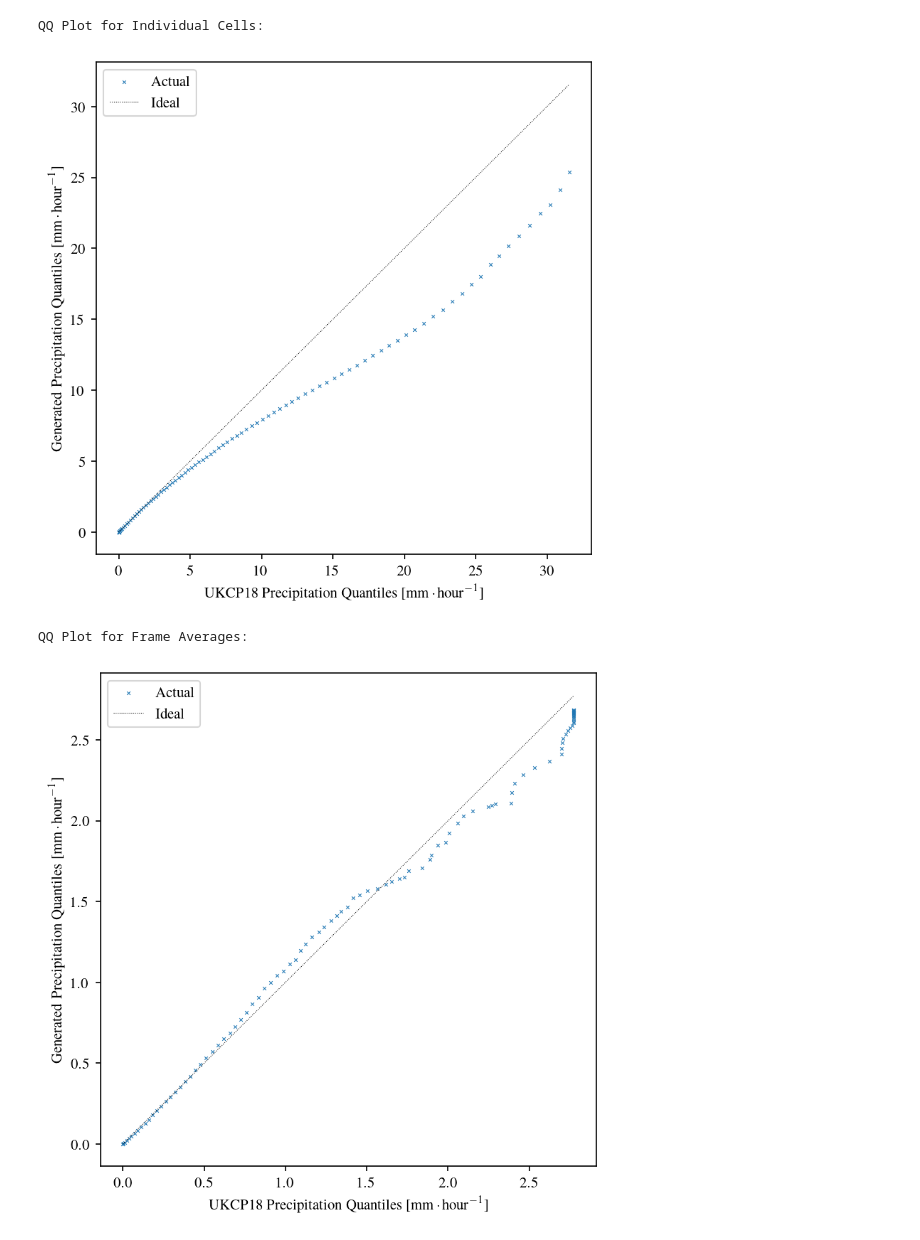
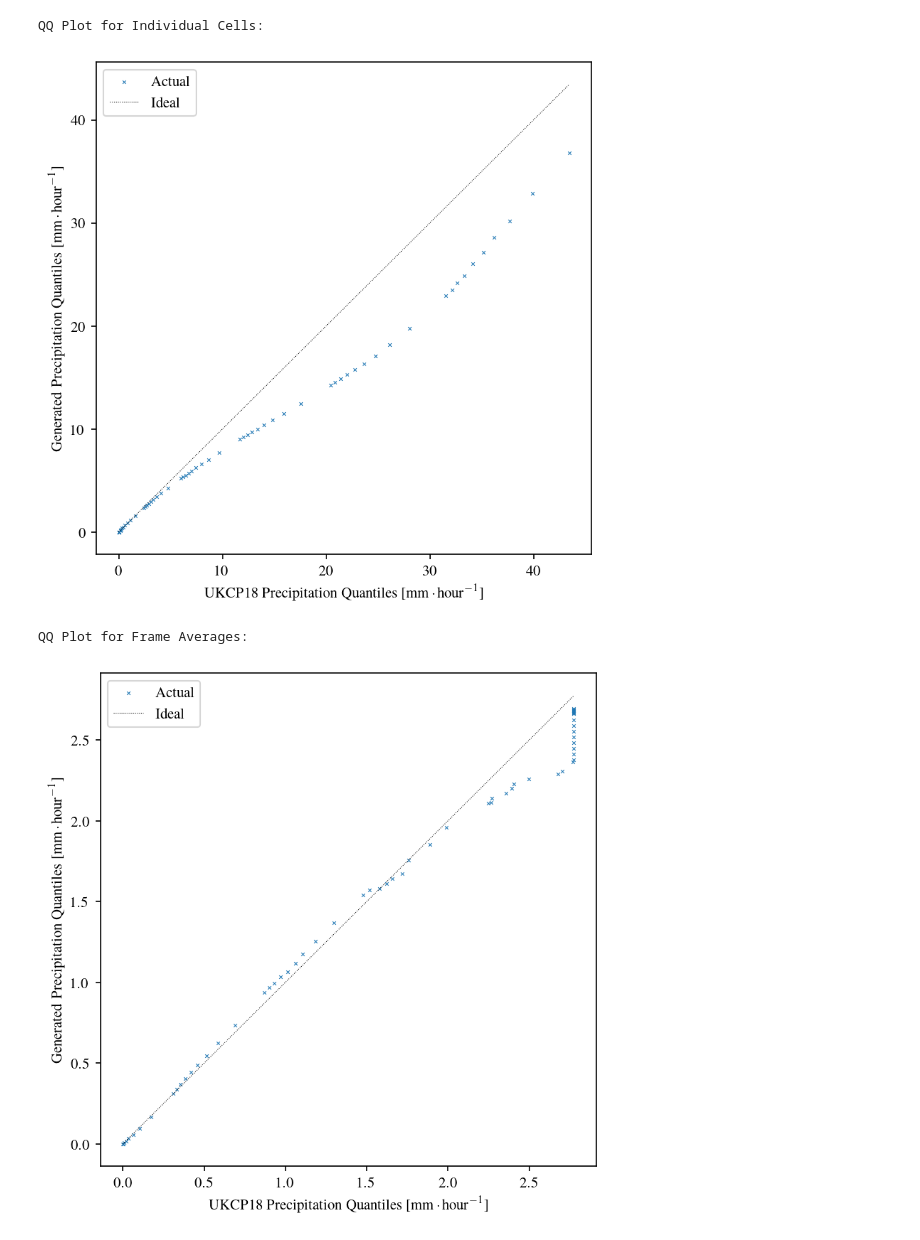
Before and after one commit to henryaddison/video-diffusion-climate, a Jupyter notebook: notebooks/qq.ipynb, the cells around one changed output. Drawn from its saved outputs; the diff is of its cells as text; code cells hidden in the pictures.

```diff
--- a/notebooks/qq.ipynb
+++ b/notebooks/qq.ipynb
@@ -46,36 +46,36 @@ def get_quantiles(sorted_array, desired_quantiles):
 def plot_qq(test_quantiles, samples_quantiles):
     plt.figure(figsize=(6, 6))
     plt.scatter(test_quantiles, samples_quantiles, marker = 'x', s = 5, linewidth = 0.5, label = "Actual")
     plt.plot(test_quantiles, test_quantiles, linewidth = 0.5, linestyle=":", c = "black", label = "Ideal")
     plt.legend()
 
     plt.xlabel('UKCP18 Precipitation Quantiles [$\mathrm{mm}\cdot\mathrm{hour}^{-1}$]')
     plt.ylabel('Generated Precipitation Quantiles [$\mathrm{mm}\cdot\mathrm{hour}^{-1}$]')
 
     plt.show()
 
-# desired_quantiles = np.concatenate([np.linspace((1 - 10 ** (i + 1)) + (10 ** i), (1-10**i), 9) for i in range(-1, -8, -1)])
-desired_quantiles = 1 - np.geomspace(1, 0.000001, 100)
+desired_quantiles = np.concatenate([np.linspace((1 - 10 ** (i + 1)) + (10 ** i), (1-10**i), 9) for i in range(-1, -8, -1)])
+# desired_quantiles = 1 - np.geomspace(1, 0.000001, 100)
 # print(desired_quantiles)
 
 test_cells_quantiles = get_quantiles(test_cells_sorted, desired_quantiles)
 samples_cells_quantiles = get_quantiles(samples_cells_sorted, desired_quantiles)
 
 test_frames_quantiles = get_quantiles(test_frames_mean_sorted, desired_quantiles)
 samples_frames_quantiles = get_quantiles(samples_frames_mean_sorted, desired_quantiles)
 
 test_videos_quantiles = get_quantiles(test_videos_mean_sorted, desired_quantiles)
 samples_videos_quantiles = get_quantiles(samples_videos_mean_sorted, desired_quantiles)
 
 print("QQ Plot for Individual Cells:")
 plot_qq(test_cells_quantiles, samples_cells_quantiles)
 print("QQ Plot for Frame Averages:")
 plot_qq(test_frames_quantiles, samples_frames_quantiles)
 print("QQ Plot for Video Averages:")
 plot_qq(test_videos_quantiles, samples_videos_quantiles)
 # %% [output]
 QQ Plot for Individual Cells:
-[figure, old version]
+[figure, new version]
 QQ Plot for Frame Averages:
-[figure, old version]
+[figure, new version]
 QQ Plot for Video Averages:
```
Also changed, not shown: parts of 1 cell of this notebook, 5 other files.
